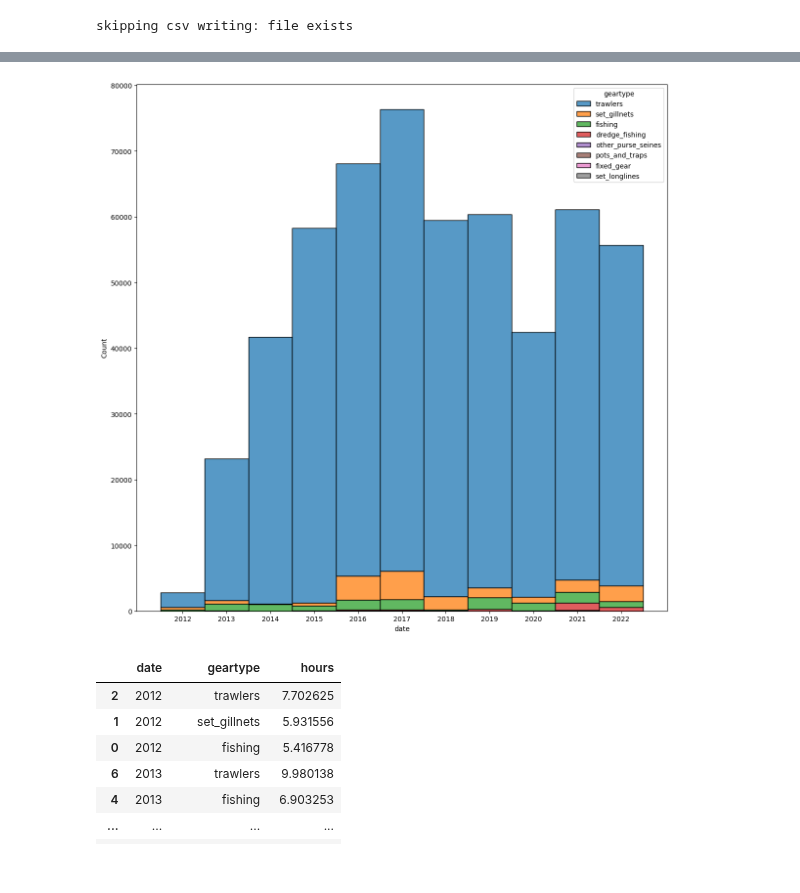
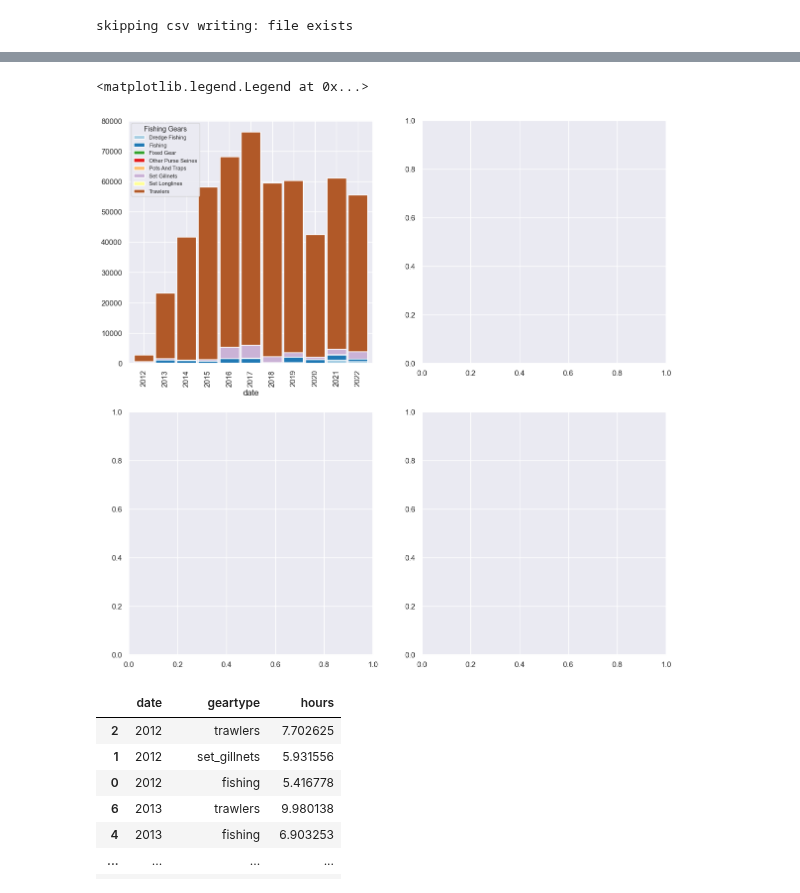
Before and after one commit to d2gex/fishery-analysis, a Jupyter notebook: src/firth_clyde_fishing_effort.ipynb, the cells around one changed output, grey strips where cells are left out. Cells and saved outputs as stored; diff of their text form; code cells hidden in the pictures.

Commit message:
Refactor stacked barplot

```diff
--- a/src/firth_clyde_fishing_effort.ipynb
+++ b/src/firth_clyde_fishing_effort.ipynb
@@ -145,5 +145,4 @@ skipping csv writing: file exists
 stack_barplot_df = timeseries[['date', 'geartype', 'hours']]
 stack_barplot_df = stack_barplot_df.assign (geartype=(stack_barplot_df['geartype'].replace("_", " ", regex=True)).str.title())
 stack_barplot_df = stack_barplot_df.groupby(['date', 'geartype']).agg({'hours': 'sum'}).reset_index()
-stack_barplot_df = stack_barplot_df.sort_values(['date', 'hours'], ascending=[True, False])
-stack_barplot_df
+stack_barplot_df = pd.pivot(stack_barplot_df, index='date', columns="geartype", values="hours").fillna(0)
@@ -164,9 +149,12 @@ stack_barplot_df
 # %%
-plt.figure(figsize=(14, 14))
-ax = sns.histplot(stack_barplot_df, x='date', hue='geartype', weights='hours',
-             multiple='stack')
+# plot the cumsum, with reverse hue order
+_, ax =plt.subplots(nrows=2, ncols=2, figsize=(14,14))
+stack_barplot_df.plot (kind = 'bar', stacked = True, width=0.9, colormap='Paired', ax = ax[0][0])
+handles, labels = ax[0][0].get_legend_handles_labels()
+ax[0][0].legend(handles=handles, labels=labels, title = "Fishing Gears", title_fontsize = 10, fontsize = 8)
 # %% [output]
+<matplotlib.legend.Legend at 0x...>
-[figure, old version]
+[figure, new version]
 # %%
 scatter_line_plot_df = stack_barplot_df.copy()
 scatter_line_plot_df.loc[scatter_line_plot_df["hours"] <= 0, "hours"] = 10 ** -10
```
Also changed, not shown: parts of 2 cells of this notebook.
